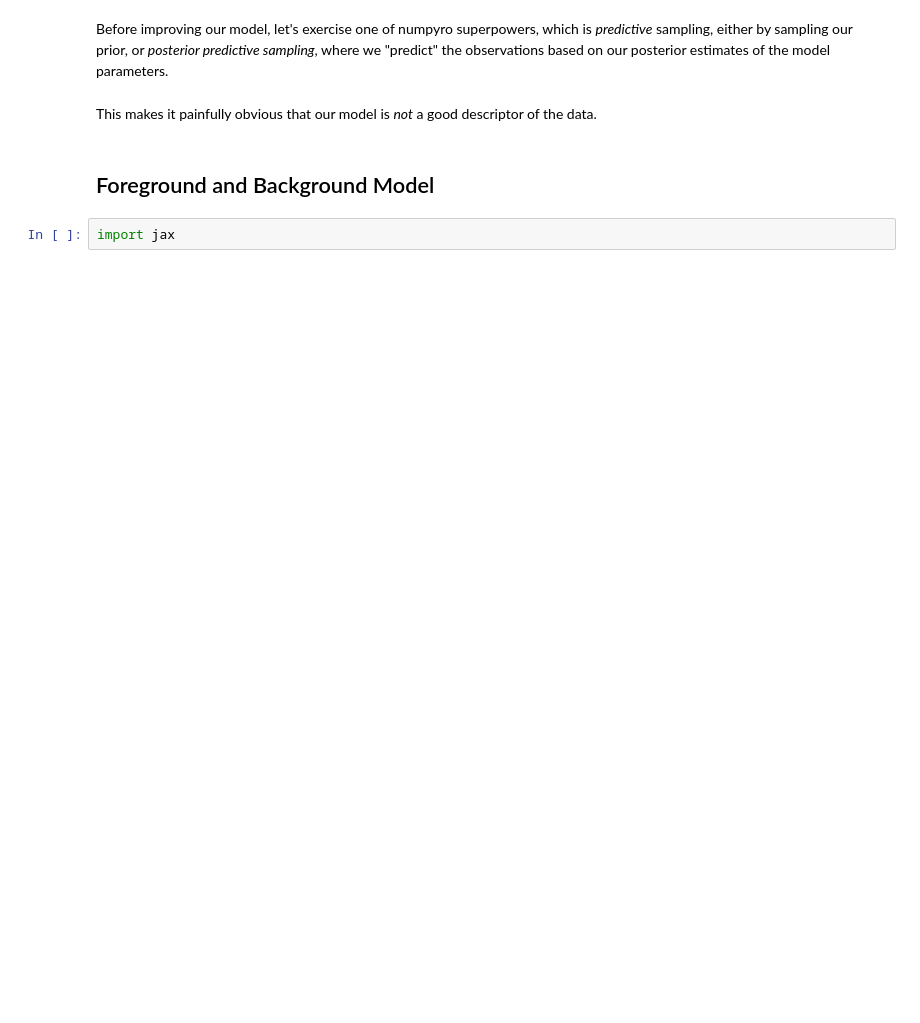
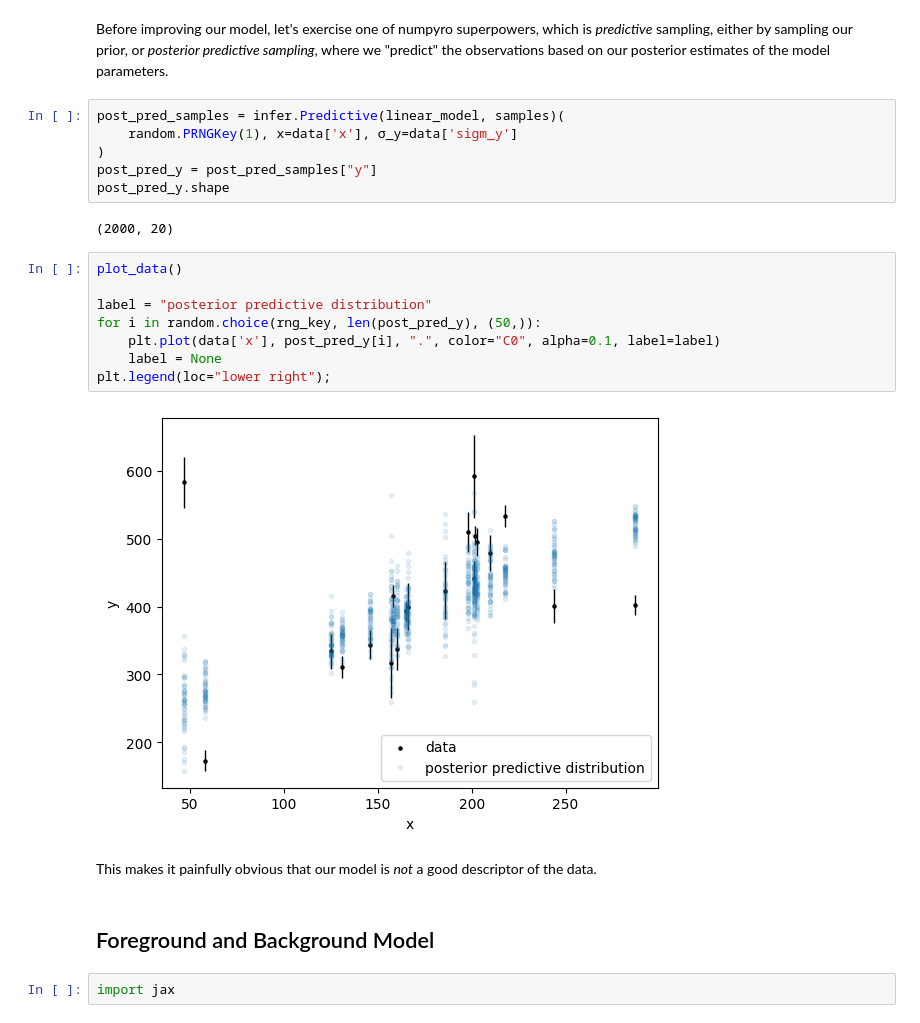
Before and after one commit to wrighj26/scicomp2_F25_wright, a Jupyter notebook: notebooks/Modeling Outliers w NumPyro.ipynb, the cells around one changed output. Cells and saved outputs as stored; diff of their text form; blank space fills up the shorter version.

```diff
--- a/notebooks/Modeling Outliers w NumPyro.ipynb
+++ b/notebooks/Modeling Outliers w NumPyro.ipynb
@@ -78,5 +163,23 @@ Let's look at the lines corresponding to a few posterior draws to get a sense of
 # %% [markdown]
 Before improving our model, let's exercise one of numpyro superpowers, which is _predictive_ sampling, either by sampling our prior, or _posterior predictive sampling_, where we "predict" the observations based on our posterior estimates of the model parameters.
+# %%
+post_pred_samples = infer.Predictive(linear_model, samples)(
+    random.PRNGKey(1), x=data['x'], σ_y=data['sigm_y']
+)
+post_pred_y = post_pred_samples["y"]
+post_pred_y.shape
+# %% [output]
+(2000, 20)
+# %%
+plot_data()
+
+label = "posterior predictive distribution"
+for i in random.choice(rng_key, len(post_pred_y), (50,)):
+    plt.plot(data['x'], post_pred_y[i], ".", color="C0", alpha=0.1, label=label)
+    label = None
+plt.legend(loc="lower right");
+# %% [output]
+[figure, added]
 # %% [markdown]
 This makes it painfully obvious that our model is _not_ a good descriptor of the data.
 # %% [markdown]
```
Also changed, not shown: parts of 18 cells of this notebook, 1 other file.
